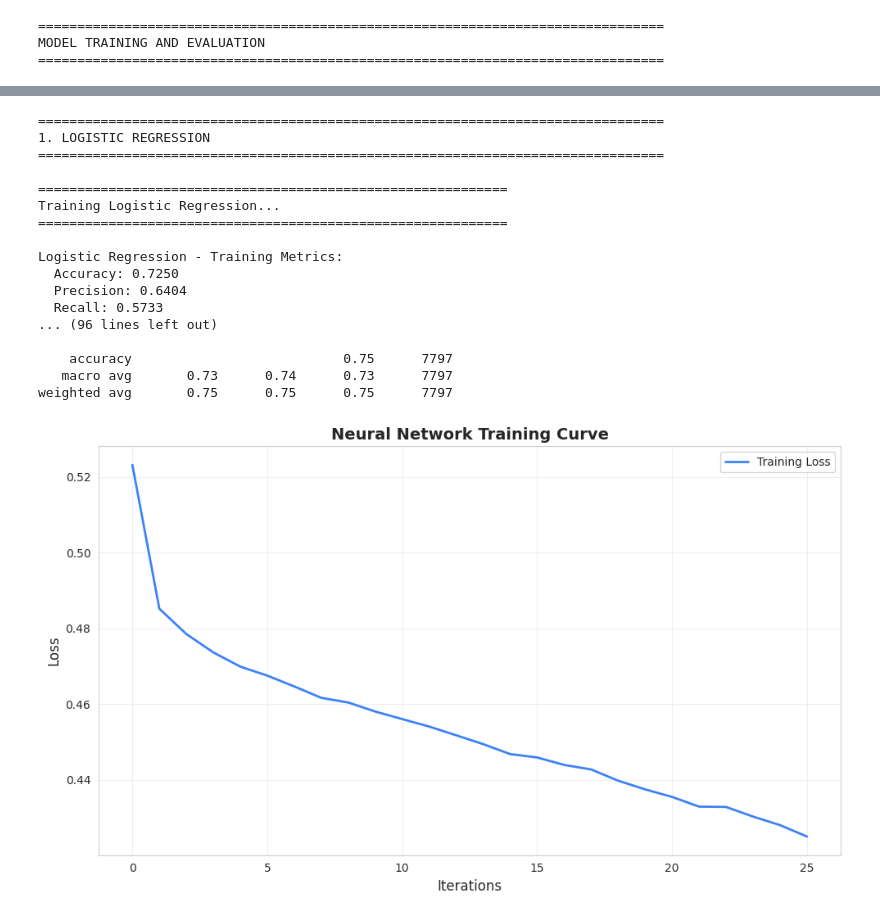
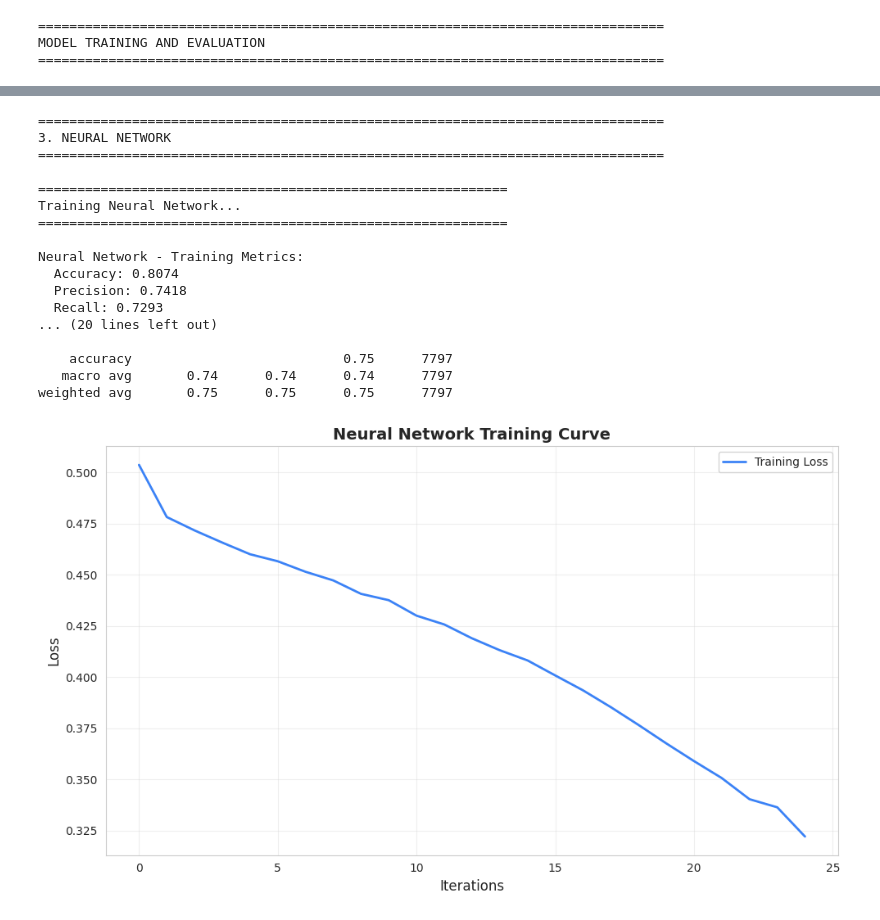
Before and after one commit to Aditya01237/Machine_Learning_2, a Jupyter notebook: smoker_status_prediction.ipynb, the cells around one changed output, grey strips where cells are left out. Saved outputs shown, nothing was run; the diff lists cells and outputs as text; code cells hidden in the pictures.

```diff
--- a/smoker_status_prediction.ipynb
+++ b/smoker_status_prediction.ipynb
@@ -390,40 +476,4 @@ MODEL TRAINING AND EVALUATION
 # %%
-# ============================================================================
-# 5.1 LOGISTIC REGRESSION (No Grid Search - Fast!)
-# ============================================================================
-
-print("\n" + "="*80)
-print("1. LOGISTIC REGRESSION")
-print("="*80)
-
-lr_model = LogisticRegression(
-    C=1.0,
-    max_iter=1000,
-    random_state=RANDOM_SEED,
-    n_jobs=-1
-)
-
-evaluate_model(lr_model, "Logistic Regression", X_train, X_test, y_train, y_test)
-
-# ============================================================================
-# 5.2 SUPPORT VECTOR MACHINE (Optimized Parameters)
-# ============================================================================
-
-print("\n" + "="*80)
-print("2. SUPPORT VECTOR MACHINE")
-print("="*80)
-
-# Using RBF kernel with default parameters (much faster)
-svm_model = SVC(
-    kernel='rbf',
-    C=1.0,
-    gamma='scale',
-    probability=True,
-    random_state=RANDOM_SEED
-)
-
-evaluate_model(svm_model, "SVM", X_train, X_test, y_train, y_test)
-
 # ============================================================================
 # 5.3 NEURAL NETWORK (Optimized Architecture)
 # ============================================================================
@@ -434,49 +484,49 @@ print("="*80)
 
 # Smaller network, fewer iterations for speed
 nn_model = MLPClassifier(
-    hidden_layer_sizes=(100, 50),
+    hidden_layer_sizes=(256,128,64),
     activation='relu',
     alpha=0.001,
     learning_rate='adaptive',
     max_iter=200,
     early_stopping=True,
     random_state=RANDOM_SEED,
     verbose=False
 )
 
 evaluate_model(nn_model, "Neural Network", X_train, X_test, y_train, y_test)
 
 # Plot training curve
 if hasattr(nn_model, 'loss_curve_'):
     plt.figure(figsize=(10, 6))
     plt.plot(nn_model.loss_curve_, label='Training Loss', linewidth=2, color='#3b82f6')
     plt.xlabel('Iterations', fontsize=12)
     plt.ylabel('Loss', fontsize=12)
     plt.title('Neural Network Training Curve', fontsize=14, fontweight='bold')
     plt.legend()
     plt.grid(True, alpha=0.3)
     plt.tight_layout()
     plt.savefig('nn_training_curve.png', dpi=300, bbox_inches='tight')
     plt.show()
 # %% [output]
 ================================================================================
-1. LOGISTIC REGRESSION
+3. NEURAL NETWORK
 ================================================================================
 
 ============================================================
-Training Logistic Regression...
+Training Neural Network...
 ============================================================
 
-Logistic Regression - Training Metrics:
-  Accuracy: 0.7250
-  Precision: 0.6404
-  Recall: 0.5733
-... (96 lines left out)
+Neural Network - Training Metrics:
+  Accuracy: 0.8074
+  Precision: 0.7418
+  Recall: 0.7293
+... (20 lines left out)
 
     accuracy                           0.75      7797
-   macro avg       0.73      0.74      0.73      7797
+   macro avg       0.74      0.74      0.74      7797
 weighted avg       0.75      0.75      0.75      7797
-[figure, old version]
+[figure, new version]
 # %%
 # ============================================================================
 # 6. COMPARATIVE ANALYSIS
```
Also changed, not shown: parts of 5 cells of this notebook.
